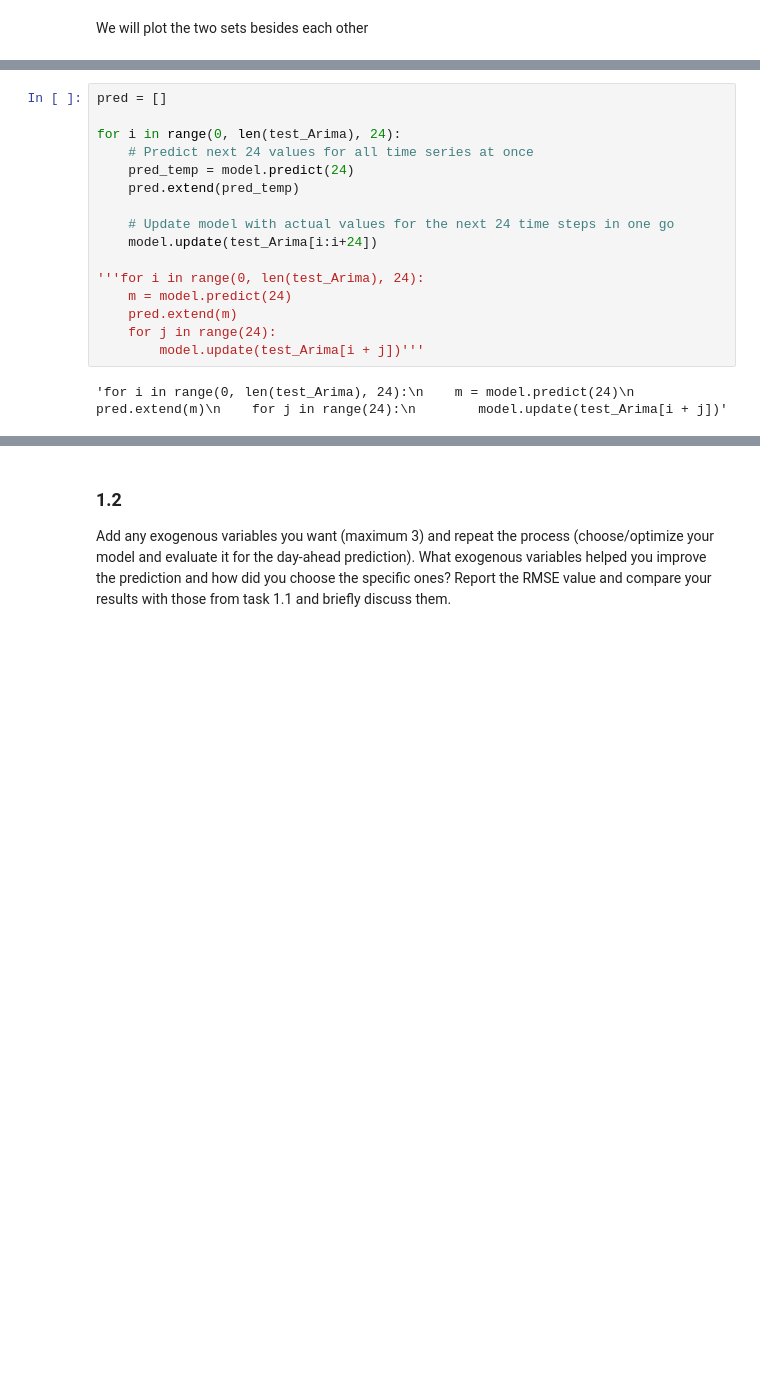
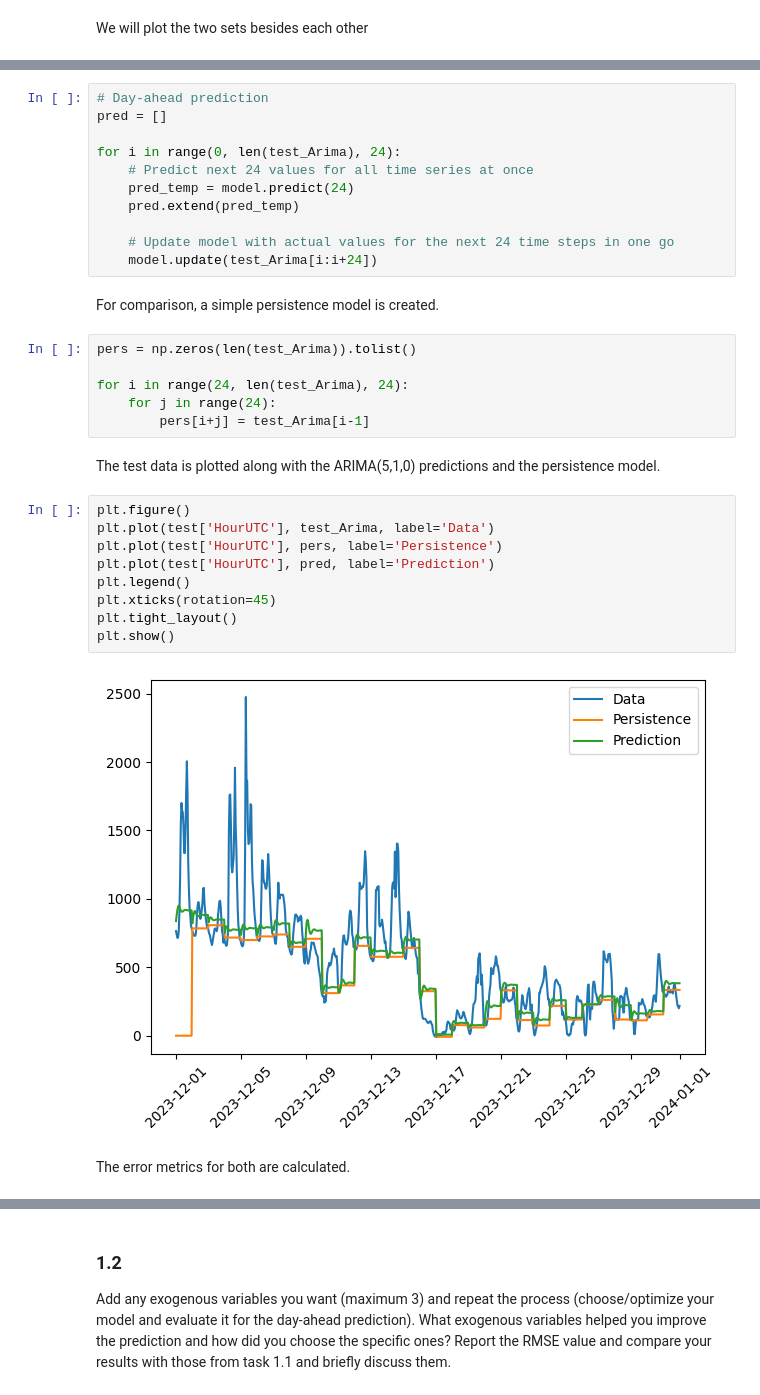
Before and after one commit to AnotherAtom/EnergyAnalytics_2, a Jupyter notebook: main.ipynb, the cells around one changed output, grey strips where cells are left out. Cells and saved outputs as stored; diff of their text form; blank space fills up the shorter version.

Commit message:
Opgave 1.1 helt færdig, skal spørge om auto ARIMA er okay, eller om de vil have den lavet manuelt

```diff
--- a/main.ipynb
+++ b/main.ipynb
@@ -109,4 +101,5 @@ Total fit time: 22.939 seconds
 # %%
+# Day-ahead prediction
 pred = []
 
 for i in range(0, len(test_Arima), 24):
@@ -116,13 +109,28 @@ for i in range(0, len(test_Arima), 24):
 
     # Update model with actual values for the next 24 time steps in one go
     model.update(test_Arima[i:i+24])
-
-'''for i in range(0, len(test_Arima), 24):
-    m = model.predict(24)
-    pred.extend(m)
-    for j in range(24):
-        model.update(test_Arima[i + j])'''
-# %% [output]
-'for i in range(0, len(test_Arima), 24):\n    m = model.predict(24)\n    pred.extend(m)\n    for j in range(24):\n        model.update(test_Arima[i + j])'
+# %% [markdown]
+For comparison, a simple persistence model is created.
+# %%
+pers = np.zeros(len(test_Arima)).tolist()
+
+for i in range(24, len(test_Arima), 24):
+    for j in range(24):
+        pers[i+j] = test_Arima[i-1]
+# %% [markdown]
+The test data is plotted along with the ARIMA(5,1,0) predictions and the persistence model.
+# %%
+plt.figure()
+plt.plot(test['HourUTC'], test_Arima, label='Data')
+plt.plot(test['HourUTC'], pers, label='Persistence')
+plt.plot(test['HourUTC'], pred, label='Prediction')
+plt.legend()
+plt.xticks(rotation=45)
+plt.tight_layout()
+plt.show()
+# %% [output]
+[figure, added]
+# %% [markdown]
+The error metrics for both are calculated.
 # %%
 # Calculate error metrics
```
Also changed, not shown: parts of 12 cells of this notebook.
